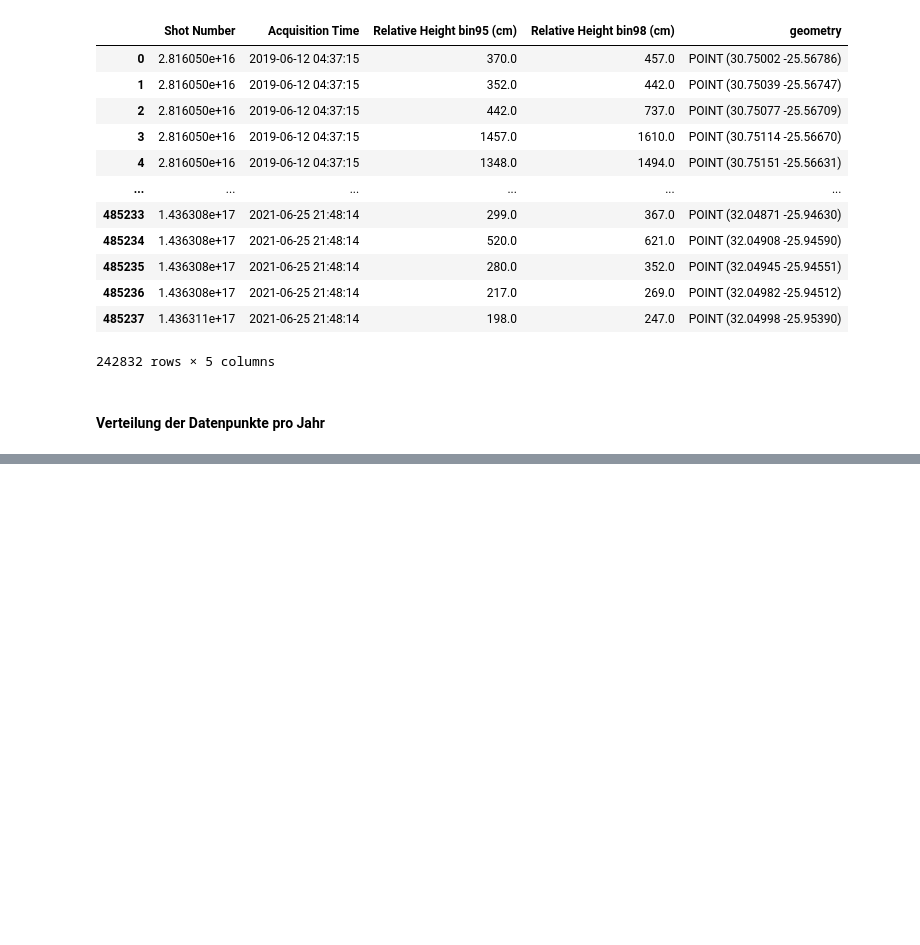
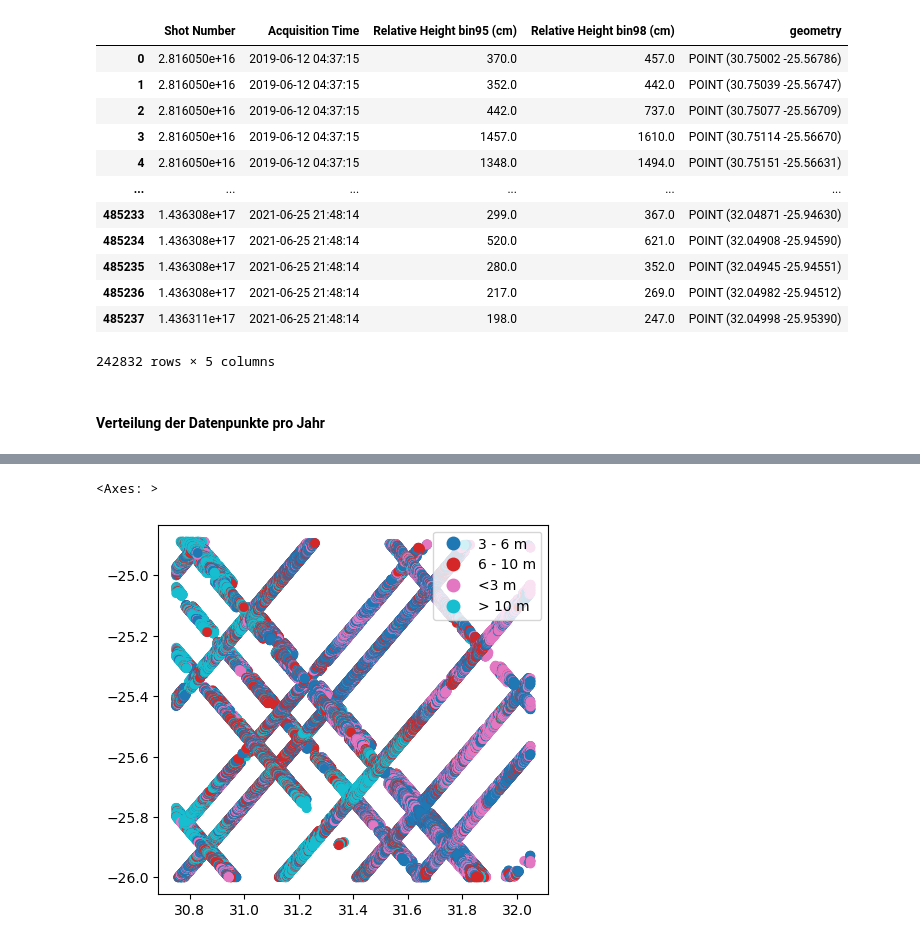
Before and after one commit to ga59wig/419B, a Jupyter notebook: explorative_analyses.ipynb, the cells around one changed output, grey strips where cells are left out. Cells and saved outputs as stored; diff of their text form; code cells hidden in the pictures; blank space fills up the shorter version.

```diff
--- a/explorative_analyses.ipynb
+++ b/explorative_analyses.ipynb
@@ -120,0 +142,5 @@ Name: geometry, Length: 242832, dtype: geometry
+# %%
+sub21.plot(column='Relative Height bin98 (cm)', legend = True)
+# %% [output]
+<Axes: >
+[figure, added]
```
Also changed, not shown: parts of 8 cells of this notebook.
